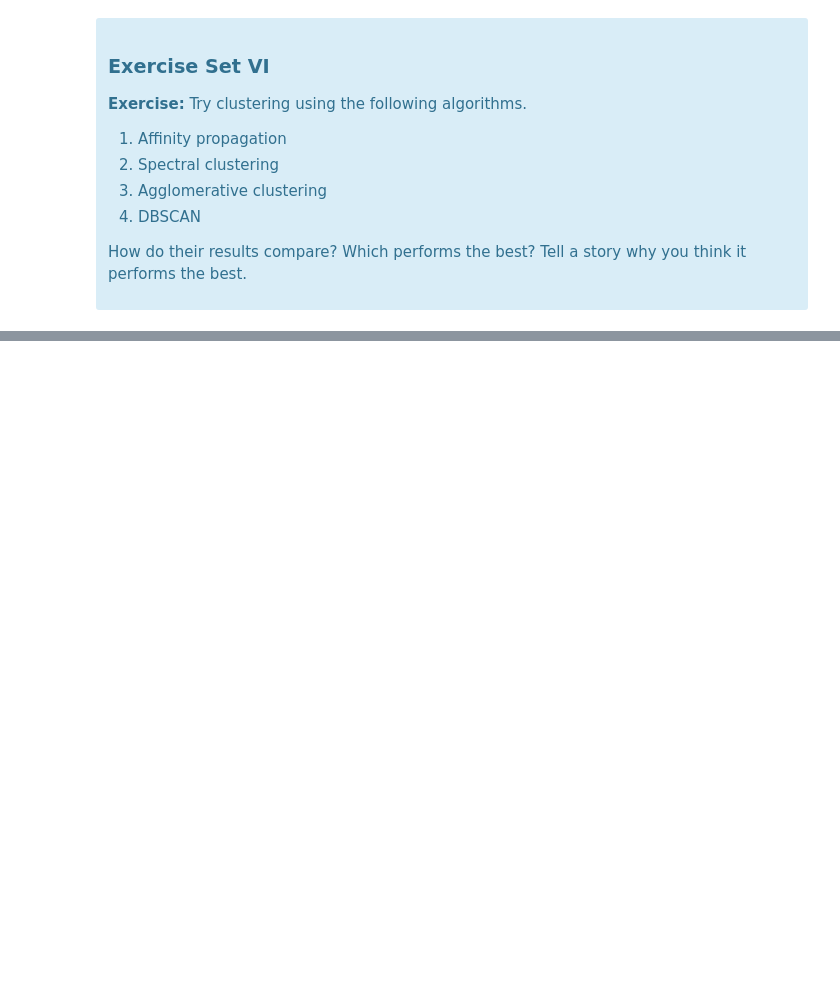
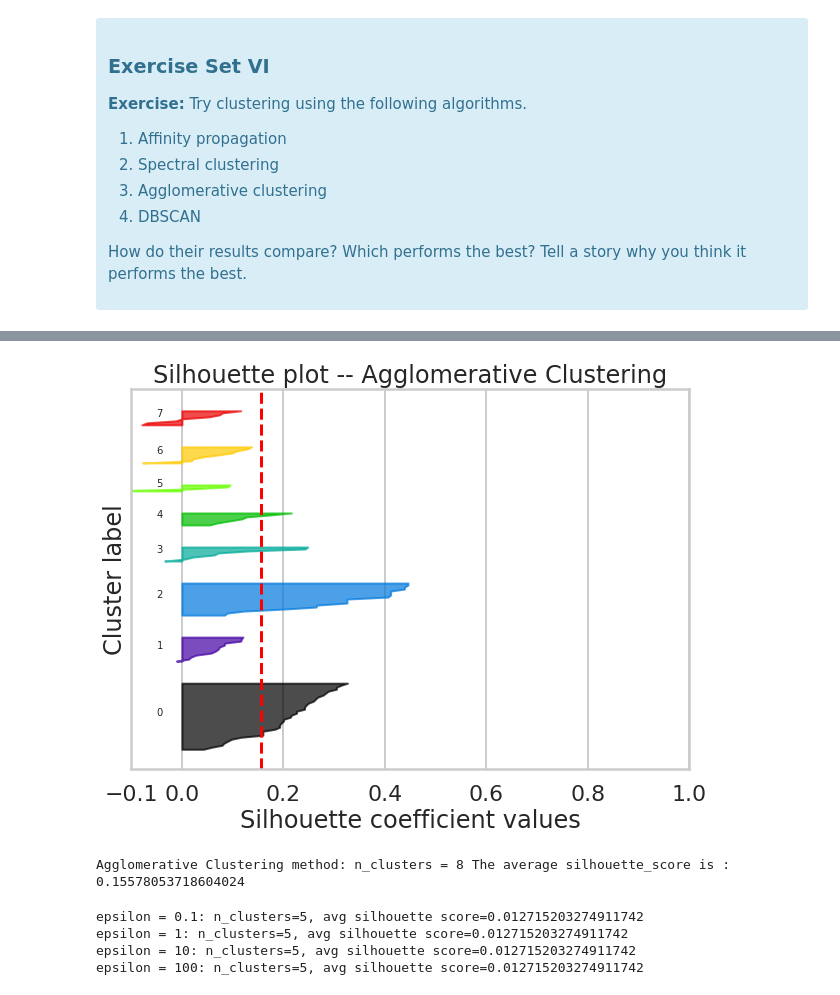
Before and after one commit to Romanm87/Springboard, a Jupyter notebook: clustering/Mini_Project_Clustering.ipynb, the cells around one changed output, grey strips where cells are left out. Cells and saved outputs as stored; diff of their text form; code cells hidden in the pictures; blank space fills up the shorter version.

```diff
--- a/clustering/Mini_Project_Clustering.ipynb
+++ b/clustering/Mini_Project_Clustering.ipynb
@@ -467,0 +581,50 @@ Source: http://scikit-learn.org/stable/modules/clustering.html
+# %%
+# Agglomerative Clustering - Silhouette plot for n_clusters=8
+n_clusters = 8
+cluster_labels = AgglomerativeClustering(n_clusters=n_clusters).fit_predict(x_cols)
+n_clusters = len(set(cluster_labels))
+silhouette_avg = silhouette_score(x_cols, cluster_labels)
+sample_silhouette_values = silhouette_samples(x_cols, cluster_labels)
+y_lower = 10
+fig, ax1, = plt.subplots(1, 1)
+fig.set_size_inches(10, 7)
+ax1.set_xlim([-0.1, 1])
+ax1.set_ylim([0, len(x_cols) + (n_clusters + 1) * 10])
+for i in range(n_clusters):
+    ith_cluster_silhouette_values = sample_silhouette_values[cluster_labels == i]
+    ith_cluster_silhouette_values.sort()
+    size_cluster_i = ith_cluster_silhouette_values.shape[0]
+    y_upper = y_lower + size_cluster_i
+    color = cm.nipy_spectral(float(i) / n_clusters)
+    ax1.fill_betweenx(np.arange(y_lower, y_upper),
+                    0, ith_cluster_silhouette_values,
+                    facecolor=color, edgecolor=color, alpha=0.7)
+    ax1.text(-0.05, y_lower + 0.5 * size_cluster_i, str(i))
+    y_lower = y_upper + 10  # 10 for the 0 samples
+ax1.set_title("Silhouette plot -- Agglomerative Clustering")
+ax1.set_xlabel("Silhouette coefficient values")
+ax1.set_ylabel("Cluster label")
+# The vertical line for average silhouette score of all the values
+ax1.axvline(x=silhouette_avg, color="red", linestyle="--")
+ax1.set_yticks([])  # Clear the yaxis labels / ticks
+ax1.set_xticks([-0.1, 0, 0.2, 0.4, 0.6, 0.8, 1])
+plt.show()
+print("Agglomerative Clustering method: n_clusters =", n_clusters, \
+          "The average silhouette_score is :", silhouette_avg)
+# %% [output]
+[figure, added]
+Agglomerative Clustering method: n_clusters = 8 The average silhouette_score is : 0.15578053718604024
+# %%
+# DBSCAN -- find best parameter epsilon:
+from sklearn.cluster import DBSCAN
+for eps in [0.1, 1, 10, 100]:
+    clusterer = DBSCAN(eps=1).fit(x_cols)
+    cluster_labels = clusterer.labels_
+    n_clusters = len(set(cluster_labels))
+    silhouette_avg = silhouette_score(x_cols, cluster_labels)
+    print('epsilon = {0}: n_clusters={1}, avg silhouette score={2}'. format(eps, n_clusters, silhouette_avg))
+# %% [output]
+epsilon = 0.1: n_clusters=5, avg silhouette score=0.012715203274911742
+epsilon = 1: n_clusters=5, avg silhouette score=0.012715203274911742
+epsilon = 10: n_clusters=5, avg silhouette score=0.012715203274911742
+epsilon = 100: n_clusters=5, avg silhouette score=0.012715203274911742
```
Also changed, not shown: parts of 16 cells of this notebook.
